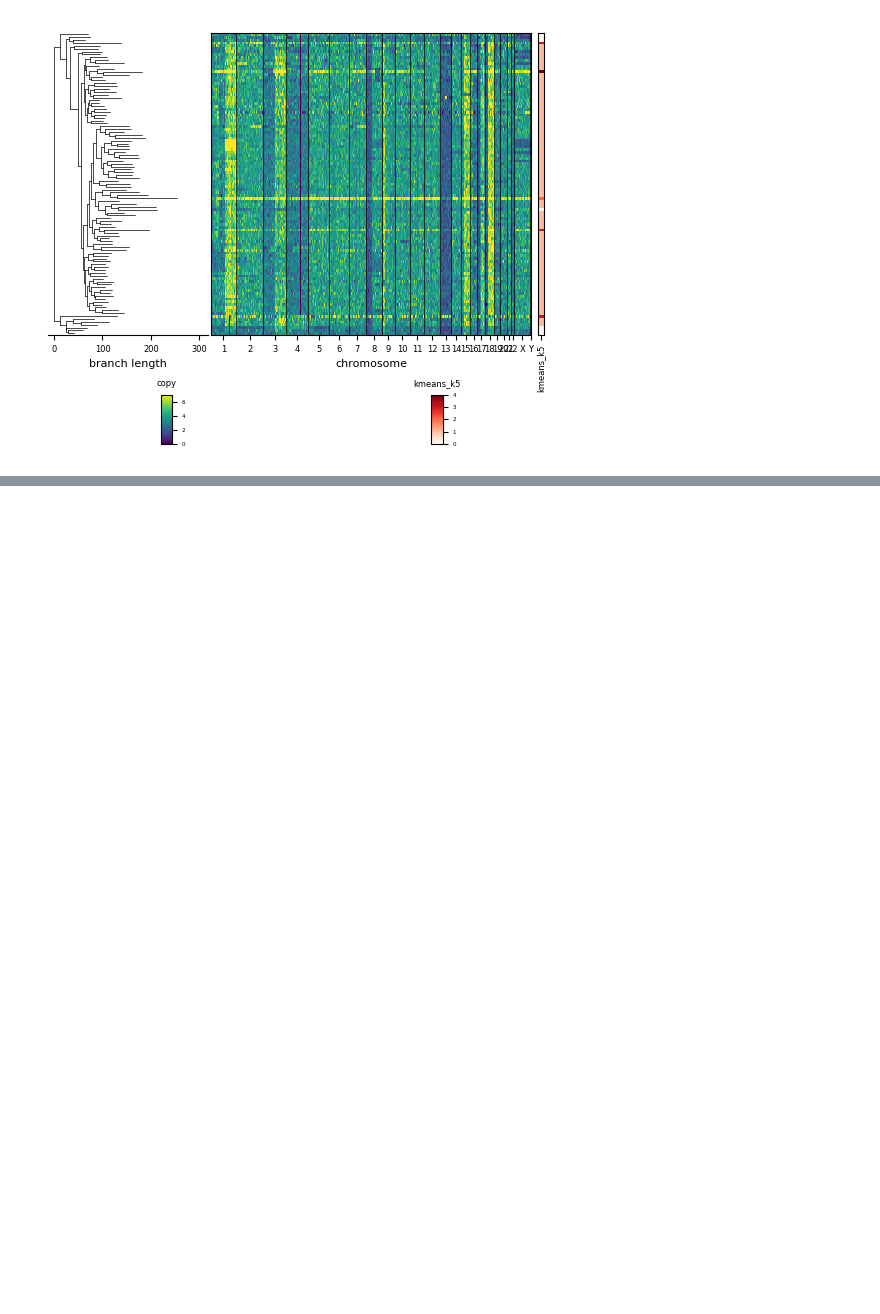
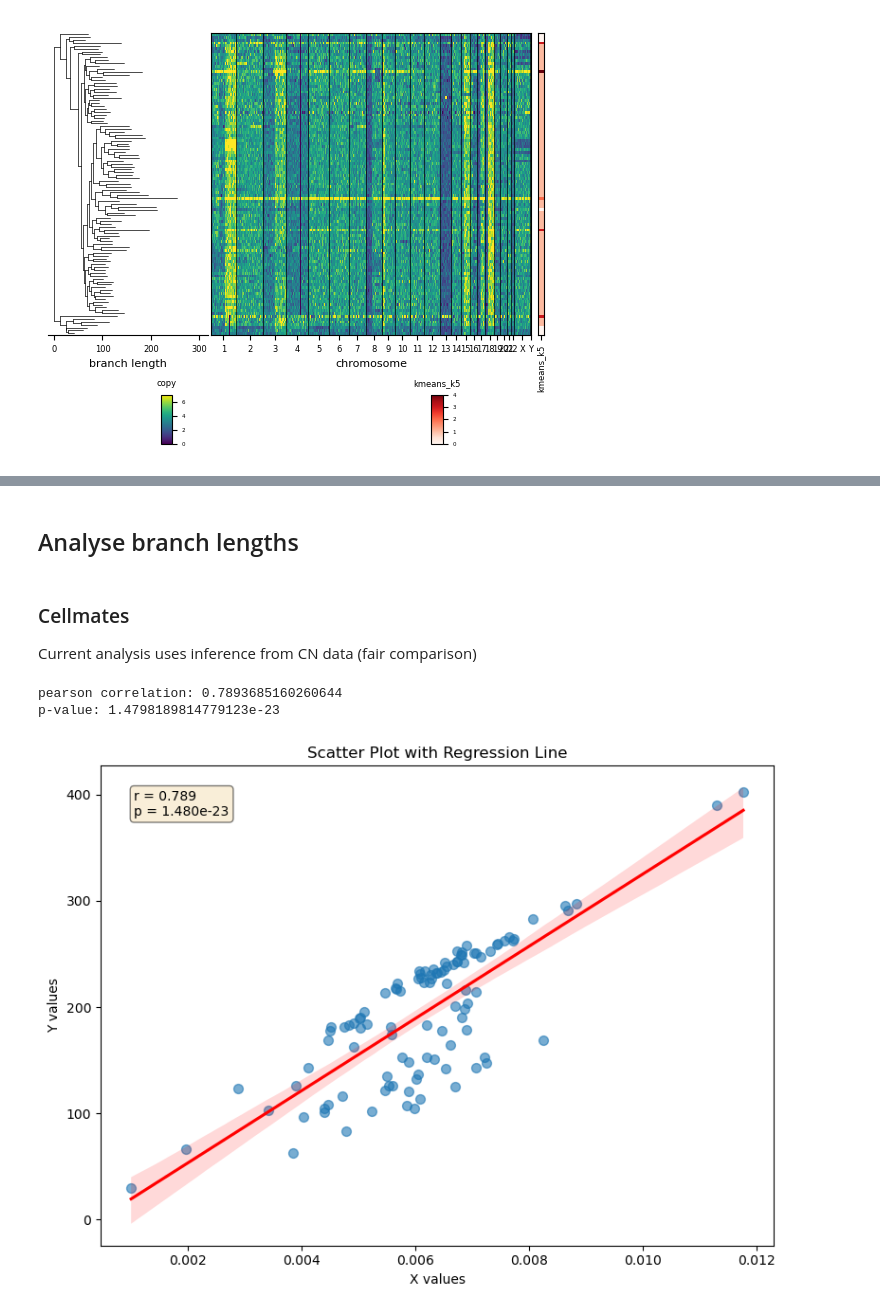
Before and after one commit to wxx20020407/cellmates_speedup, a Jupyter notebook: scripts/mm03.ipynb, the cells around one changed output, grey strips where cells are left out. Saved outputs shown, nothing was run; the diff lists cells and outputs as text; code cells hidden in the pictures; blank space fills up the shorter version.

Commit message:
[feat] MM03 branch lengths analysis

```diff
--- a/scripts/mm03.ipynb
+++ b/scripts/mm03.ipynb
@@ -307,0 +344,2 @@ normalized_rf_distance(dpy_tree, med_dpy_tree)
+# %% [markdown]
+## Analyse branch lengths
@@ -307,0 +408,19 @@ normalized_rf_distance(dpy_tree, med_dpy_tree)
+# %% [markdown]
+### Cellmates
+Current analysis uses inference from CN data (fair comparison)
+# %%
+from math import log
+
+cm_bl = get_cells_branch_lengths(tree_nwk, cell_names)
+cm_cc = get_cells_cn_changes(adata.layers['cellmates-cn'], cell_names) # CELLMATES CN 0.79 correlation
+# cm_cc = get_cells_cn_changes(medicc_adata_cells.layers['medicc2-cn'], cell_names)  # MEDICC CN 0.51
+# cm_cc = get_cells_cn_changes(adata.layers['state'], cell_names) # HMMCopy 0.58
+# log version
+# cm_bl = [log(l+1) for l in cm_bl]  # 0.20 correlation
+# %%
+plot_xy(cm_bl, cm_cc)
+# plot_xy(cm_bl, cm_cc, x_cutoff=log(1.025))
+# %% [output]
+pearson correlation: 0.7893685160260644
+p-value: 1.4798189814779123e-23
+[figure, added]
```
Also changed, not shown: parts of 16 cells of this notebook.
